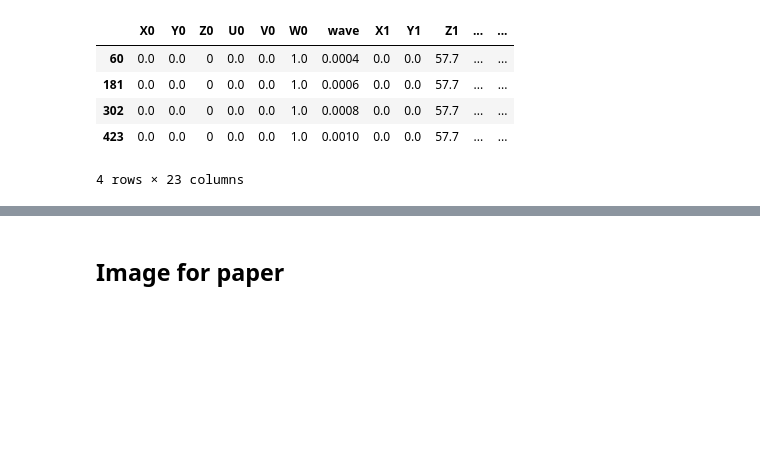
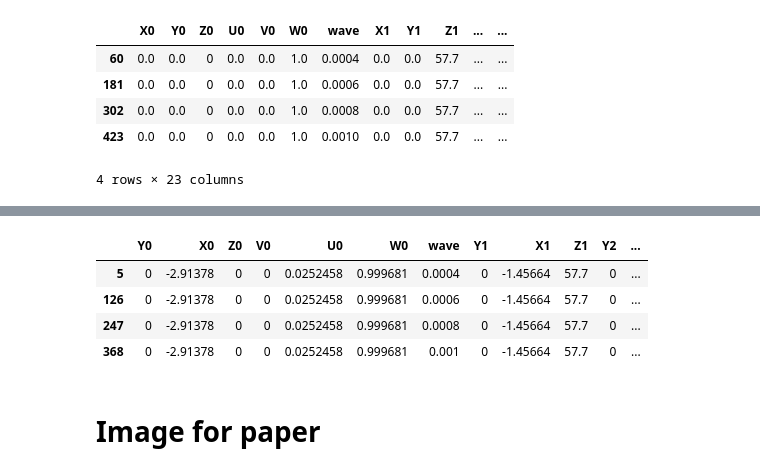
Before and after one commit to sylvielsstfr/OpticSimWthB4, a Jupyter notebook: DrawBeams/notebooks_draw/DrawBeams_swap.ipynb, the cells around one changed output, grey strips where cells are left out. Drawn from its saved outputs; the diff is of its cells as text; code cells hidden in the pictures; blank space fills up the shorter version.

```diff
--- a/DrawBeams/notebooks_draw/DrawBeams_swap.ipynb
+++ b/DrawBeams/notebooks_draw/DrawBeams_swap.ipynb
@@ -562,2 +599,10 @@ Y0C_R350=0
+# %%
+lower_ray
+# %% [output]
+|  | Y0 | X0 | Z0 | V0 | U0 | W0 | wave | Y1 | X1 | Z1 | Y2 | ... |
+| 5 | 0 | -2.91378 | 0 | 0 | 0.0252458 | 0.999681 | 0.0004 | 0 | -1.45664 | 57.7 | 0 | ... |
+| 126 | 0 | -2.91378 | 0 | 0 | 0.0252458 | 0.999681 | 0.0006 | 0 | -1.45664 | 57.7 | 0 | ... |
+| 247 | 0 | -2.91378 | 0 | 0 | 0.0252458 | 0.999681 | 0.0008 | 0 | -1.45664 | 57.7 | 0 | ... |
+| 368 | 0 | -2.91378 | 0 | 0 | 0.0252458 | 0.999681 | 0.001 | 0 | -1.45664 | 57.7 | 0 | ... |
 # %% [markdown]
-## Image for paper
+# Image for paper
```
Also changed, not shown: parts of 17 cells of this notebook.
